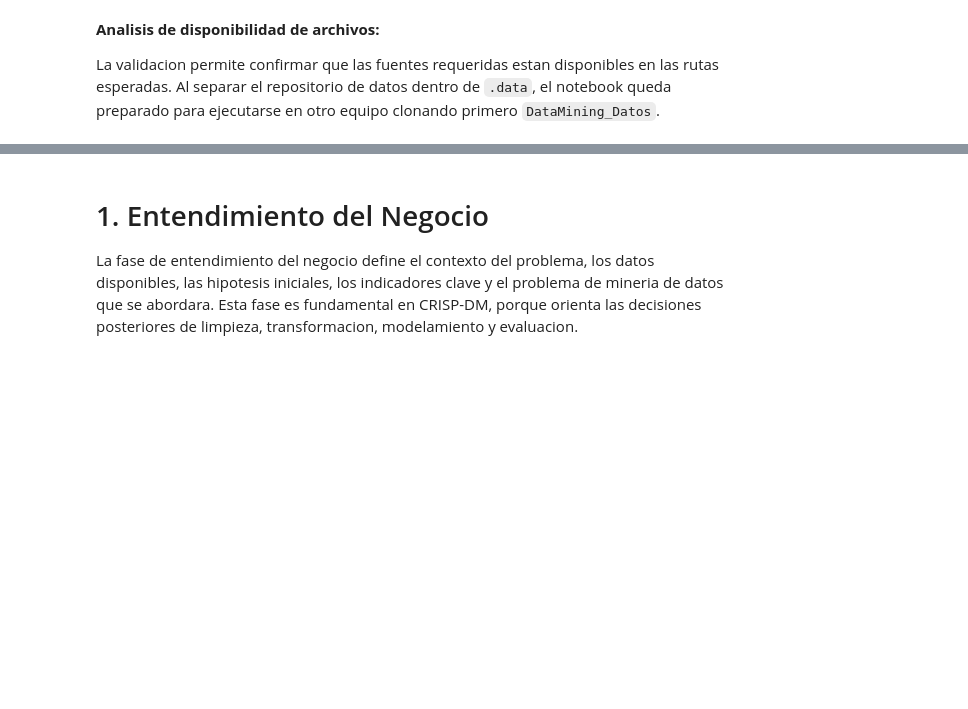
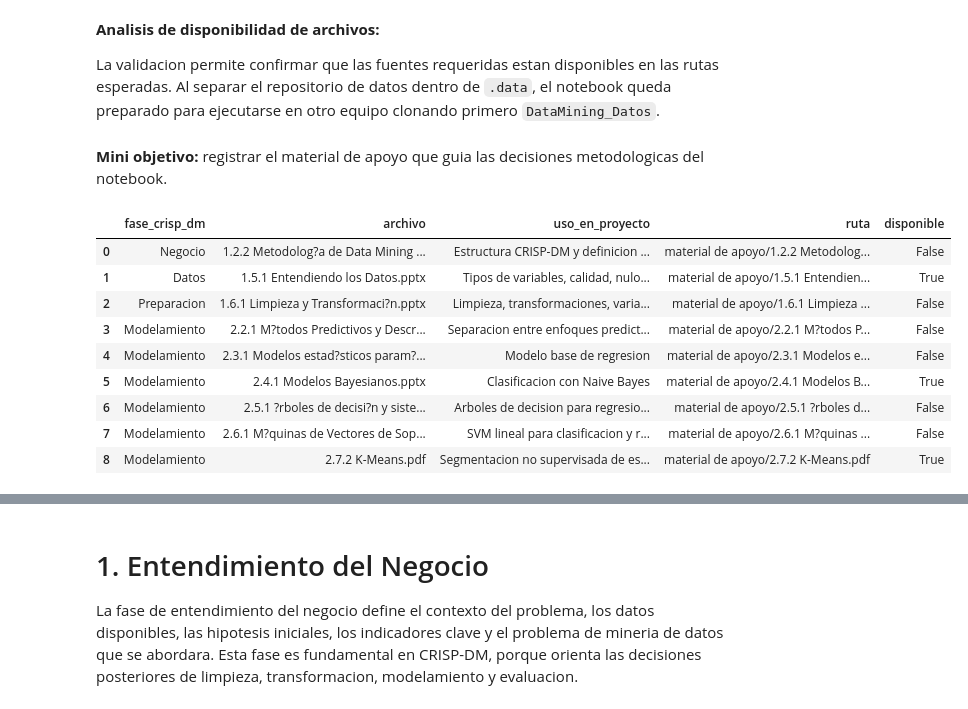
Before and after one commit to 4mnesia/DataMining, a Jupyter notebook: EV2_BIY7121_005D.ipynb, the cells around one changed output, grey strips where cells are left out. Cells and saved outputs as stored; diff of their text form; code cells hidden in the pictures; blank space fills up the shorter version.

```diff
--- a/EV2_BIY7121_005D.ipynb
+++ b/EV2_BIY7121_005D.ipynb
@@ -138,3 +138,35 @@ display(estado_fuentes)
 **Analisis de disponibilidad de archivos:**
 
 La validacion permite confirmar que las fuentes requeridas estan disponibles en las rutas esperadas. Al separar el repositorio de datos dentro de `.data`, el notebook queda preparado para ejecutarse en otro equipo clonando primero `DataMining_Datos`.
+# %% [markdown]
+**Mini objetivo:** registrar el material de apoyo que guia las decisiones metodologicas del notebook.
+# %%
+MATERIAL_DIR = Path('material de apoyo')
+
+material_apoyo = pd.DataFrame([
+    {'fase_crisp_dm': 'Negocio', 'archivo': '1.2.2 Metodolog?a de Data Mining CRISP DM.pdf', 'uso_en_proyecto': 'Estructura CRISP-DM y definicion del problema'},
+    {'fase_crisp_dm': 'Datos', 'archivo': '1.5.1 Entendiendo los Datos.pptx', 'uso_en_proyecto': 'Tipos de variables, calidad, nulos, outliers y exploracion'},
+    {'fase_crisp_dm': 'Preparacion', 'archivo': '1.6.1 Limpieza y Transformaci?n.pptx', 'uso_en_proyecto': 'Limpieza, transformaciones, variables derivadas y trazabilidad'},
+    {'fase_crisp_dm': 'Modelamiento', 'archivo': '2.2.1 M?todos Predictivos y Descriptivos.pptx', 'uso_en_proyecto': 'Separacion entre enfoques predictivos y descriptivos'},
+    {'fase_crisp_dm': 'Modelamiento', 'archivo': '2.3.1 Modelos estad?sticos param?tricos (regresi?n).pptx', 'uso_en_proyecto': 'Modelo base de regresion'},
+    {'fase_crisp_dm': 'Modelamiento', 'archivo': '2.4.1 Modelos Bayesianos.pptx', 'uso_en_proyecto': 'Clasificacion con Naive Bayes'},
+    {'fase_crisp_dm': 'Modelamiento', 'archivo': '2.5.1 ?rboles de decisi?n y sistemas de reglas.pptx', 'uso_en_proyecto': 'Arboles de decision para regresion y clasificacion'},
+    {'fase_crisp_dm': 'Modelamiento', 'archivo': '2.6.1 M?quinas de Vectores de Soporte.pptx', 'uso_en_proyecto': 'SVM lineal para clasificacion y regresion'},
+    {'fase_crisp_dm': 'Modelamiento', 'archivo': '2.7.2 K-Means.pdf', 'uso_en_proyecto': 'Segmentacion no supervisada de estaciones'},
+])
+
+material_apoyo['ruta'] = material_apoyo['archivo'].apply(lambda archivo: (MATERIAL_DIR / archivo).as_posix())
+material_apoyo['disponible'] = material_apoyo['archivo'].apply(lambda archivo: (MATERIAL_DIR / archivo).exists())
+
+display(material_apoyo)
+# %% [output]
+|  | fase_crisp_dm | archivo | uso_en_proyecto | ruta | disponible |
+| 0 | Negocio | 1.2.2 Metodolog?a de Data Mining ... | Estructura CRISP-DM y definicion ... | material de apoyo/1.2.2 Metodolog... | False |
+| 1 | Datos | 1.5.1 Entendiendo los Datos.pptx | Tipos de variables, calidad, nulo... | material de apoyo/1.5.1 Entendien... | True |
+| 2 | Preparacion | 1.6.1 Limpieza y Transformaci?n.pptx | Limpieza, transformaciones, varia... | material de apoyo/1.6.1 Limpieza ... | False |
+| 3 | Modelamiento | 2.2.1 M?todos Predictivos y Descr... | Separacion entre enfoques predict... | material de apoyo/2.2.1 M?todos P... | False |
+| 4 | Modelamiento | 2.3.1 Modelos estad?sticos param?... | Modelo base de regresion | material de apoyo/2.3.1 Modelos e... | False |
+| 5 | Modelamiento | 2.4.1 Modelos Bayesianos.pptx | Clasificacion con Naive Bayes | material de apoyo/2.4.1 Modelos B... | True |
+| 6 | Modelamiento | 2.5.1 ?rboles de decisi?n y siste... | Arboles de decision para regresio... | material de apoyo/2.5.1 ?rboles d... | False |
+| 7 | Modelamiento | 2.6.1 M?quinas de Vectores de Sop... | SVM lineal para clasificacion y r... | material de apoyo/2.6.1 M?quinas ... | False |
+| 8 | Modelamiento | 2.7.2 K-Means.pdf | Segmentacion no supervisada de es... | material de apoyo/2.7.2 K-Means.pdf | True |
```
Also changed, not shown: parts of 80 cells of this notebook, 49 other files.
